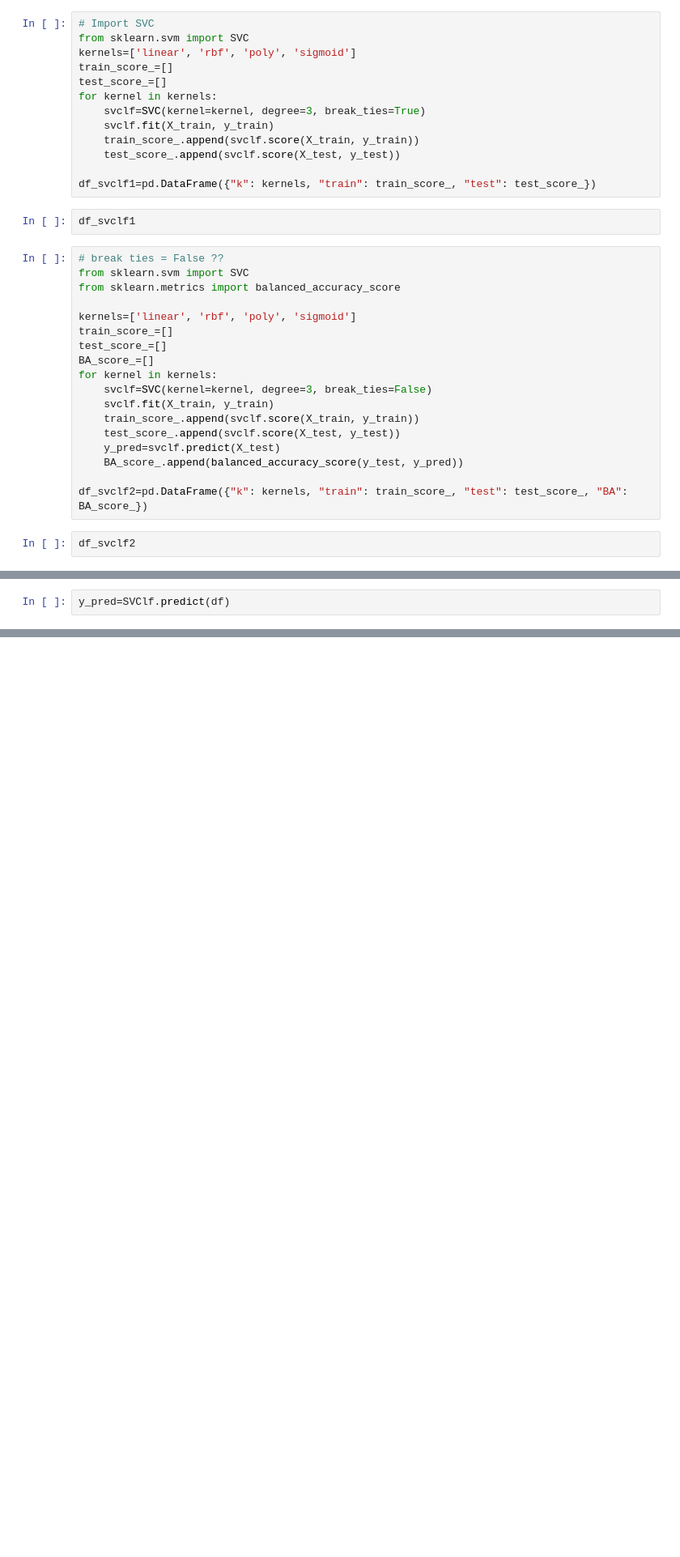
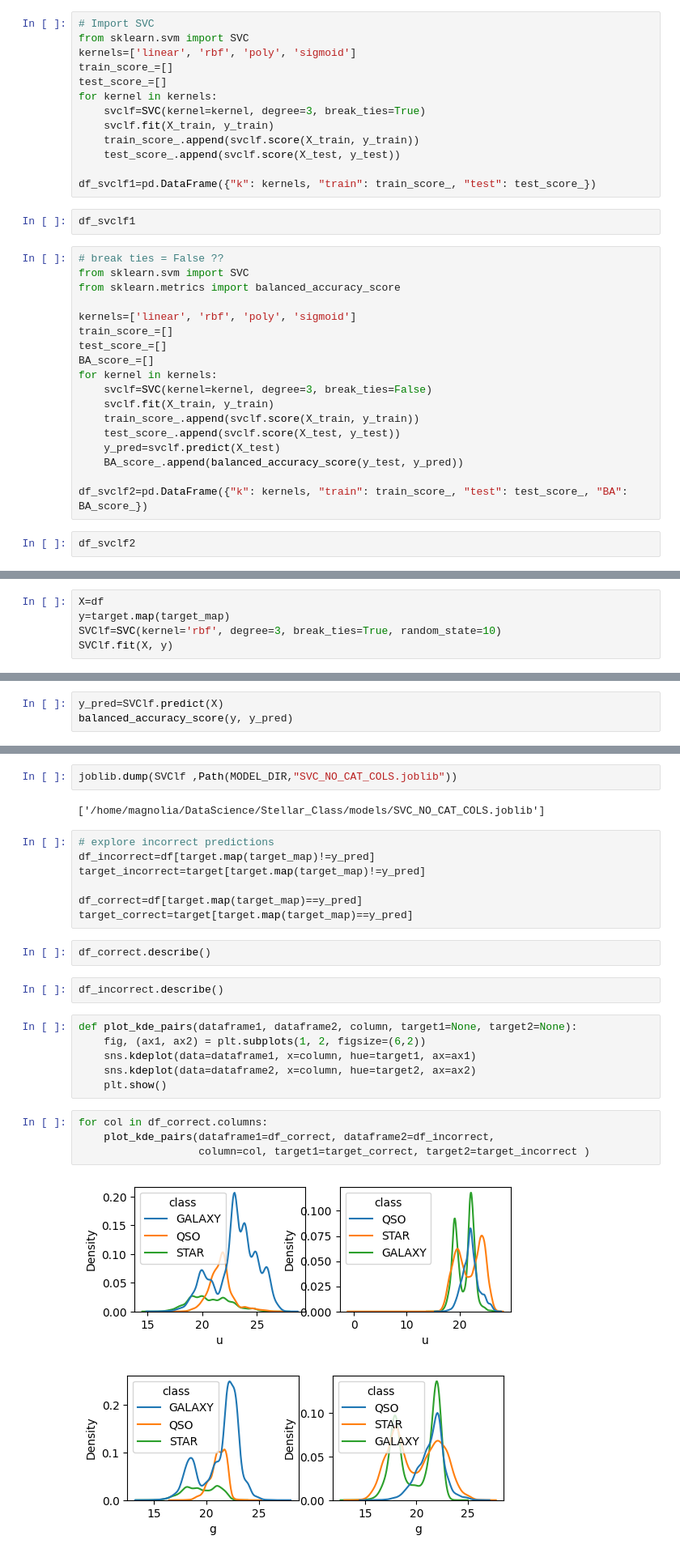
Before and after one commit to Aroop-Verma/Stellar-Class-Kaggle, a Jupyter notebook: notebooks/SupportVectorClassifierShenanigans.ipynb, the cells around one changed output, grey strips where cells are left out. Shown at 81% size. Saved outputs shown, nothing was run; the diff lists cells and outputs as text; blank space fills up the shorter version.

```diff
--- a/notebooks/SupportVectorClassifierShenanigans.ipynb
+++ b/notebooks/SupportVectorClassifierShenanigans.ipynb
@@ -136,0 +144,5 @@ SVC(break_ties=True, random_state=10)
+# %%
+X=df
+y=target.map(target_map)
+SVClf=SVC(kernel='rbf', degree=3, break_ties=True, random_state=10)
+SVClf.fit(X, y)
@@ -137,2 +151,3 @@ SVC(break_ties=True, random_state=10)
 # %%
-y_pred=SVClf.predict(df)
+y_pred=SVClf.predict(X)
+balanced_accuracy_score(y, y_pred)
@@ -138,0 +160,28 @@ y_pred=SVClf.predict(df)
+# %%
+joblib.dump(SVClf ,Path(MODEL_DIR,"SVC_NO_CAT_COLS.joblib"))
+# %% [output]
+['/home/magnolia/DataScience/Stellar_Class/models/SVC_NO_CAT_COLS.joblib']
+# %%
+# explore incorrect predictions
+df_incorrect=df[target.map(target_map)!=y_pred]
+target_incorrect=target[target.map(target_map)!=y_pred]
+
+df_correct=df[target.map(target_map)==y_pred]
+target_correct=target[target.map(target_map)==y_pred]
+# %%
+df_correct.describe()
+# %%
+df_incorrect.describe()
+# %%
+def plot_kde_pairs(dataframe1, dataframe2, column, target1=None, target2=None):
+    fig, (ax1, ax2) = plt.subplots(1, 2, figsize=(6,2))
+    sns.kdeplot(data=dataframe1, x=column, hue=target1, ax=ax1)
+    sns.kdeplot(data=dataframe2, x=column, hue=target2, ax=ax2)
+    plt.show()
+# %%
+for col in df_correct.columns:
+    plot_kde_pairs(dataframe1=df_correct, dataframe2=df_incorrect,
+                   column=col, target1=target_correct, target2=target_incorrect )
+# %% [output]
+[figure, added]
+[figure, added]
```
Also changed, not shown: parts of 11 cells of this notebook, 3 other files.
